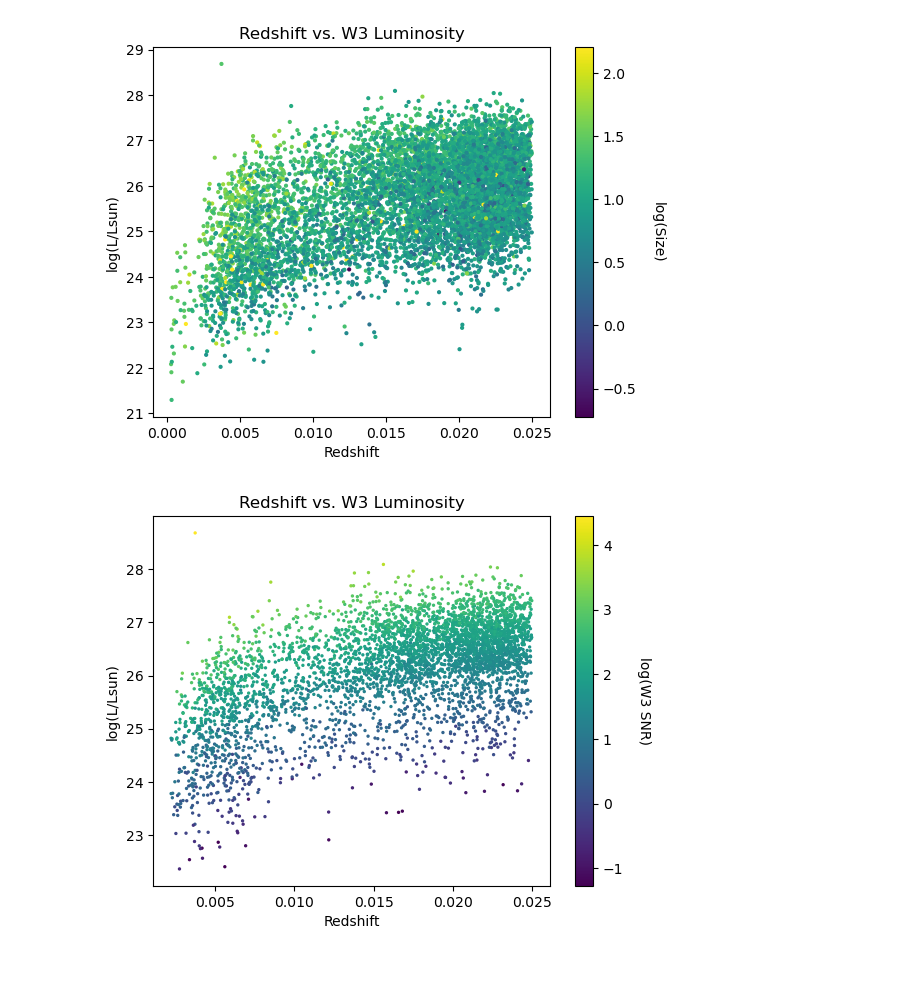
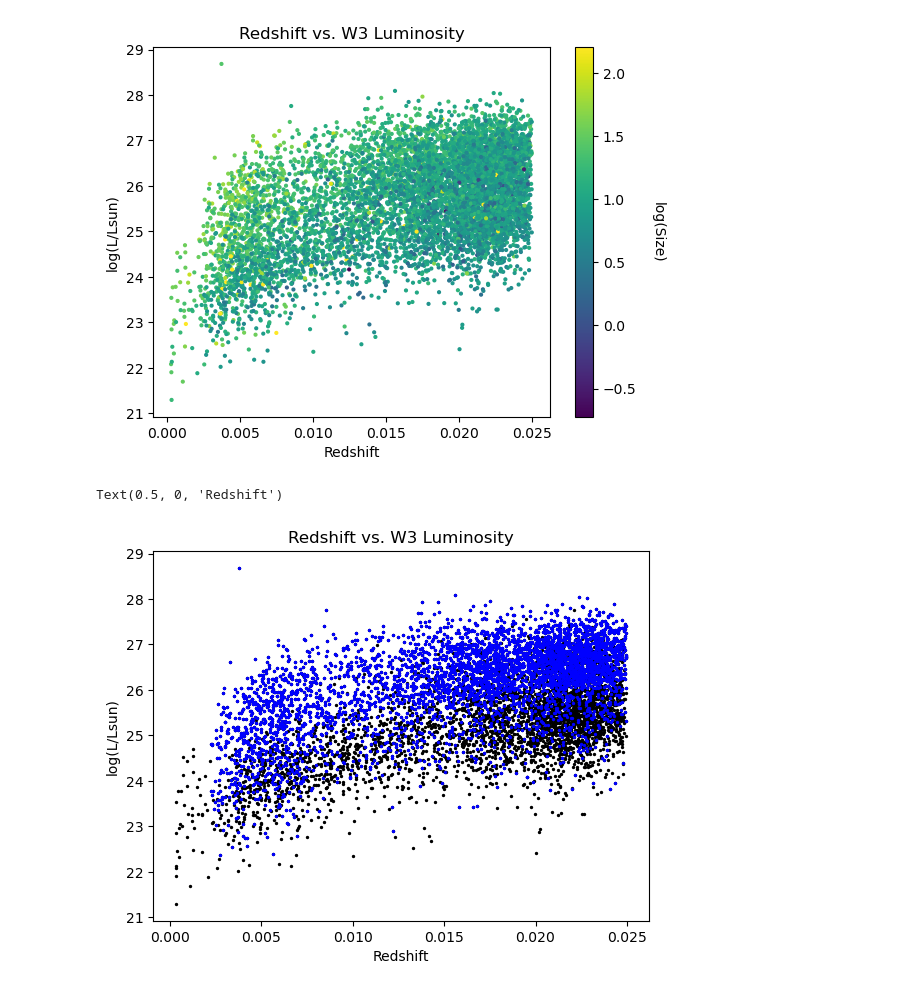
Before and after one commit to EvanBarkus/WISESize_Project, a Jupyter notebook: LvRedshiftPlot.ipynb, the cells around one changed output. Drawn from its saved outputs; the diff is of its cells as text; code cells hidden in the pictures.

Commit message:
Added a plot of full sample colored by cut

```diff
--- a/LvRedshiftPlot.ipynb
+++ b/LvRedshiftPlot.ipynb
@@ -130,15 +130,15 @@ cbar.set_label('log(Size)',rotation=270,labelpad=20)
 # %%
 #Plot cut sample W3 luminosity vs redshift colored by SNR
 W3snr = cuttab['w3_nanomaggies']
 W3snr_ivar = cuttab['w3_nanomaggies_ivar']
 W3snr = W3snr*np.sqrt(W3snr_ivar)
-ccode = np.log10(W3snr)
 
-plt.scatter(cutz,np.log10(cutLw3),s=2,c=ccode,cmap='viridis')
+fig, ax = plt.subplots()
+plt.scatter(z,np.log10(Lw3),s=2,color='black')
+plt.scatter(cutz,np.log10(cutLw3),s=2,color='blue')
 plt.title('Redshift vs. W3 Luminosity')
 plt.ylabel('log(L/Lsun)')
 plt.xlabel('Redshift')
-cbar = plt.colorbar()
-cbar.set_label('log(W3 SNR)',rotation=270,labelpad=20)
 # %% [output]
+Text(0.5, 0, 'Redshift')
-[figure, old version]
+[figure, new version]
```
